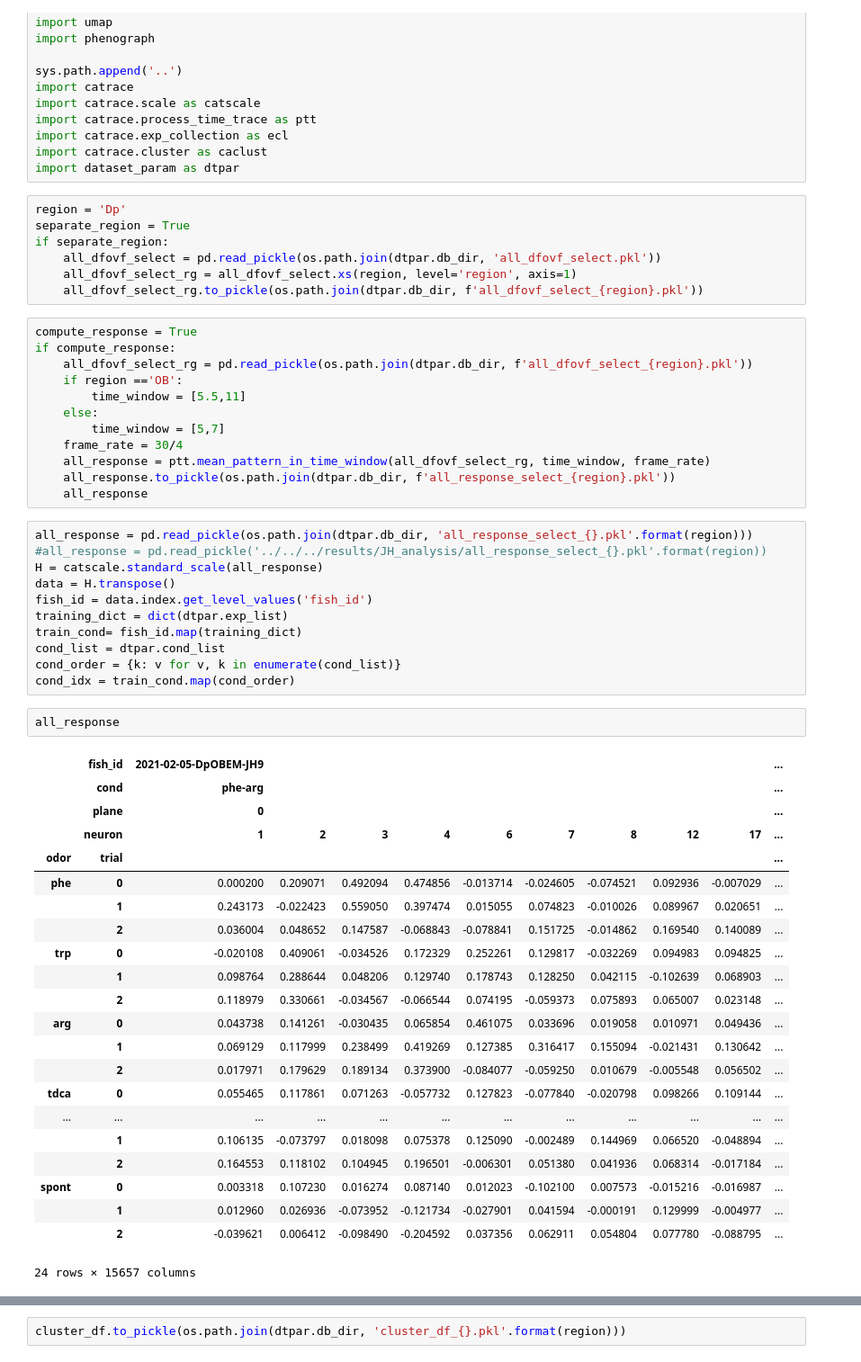
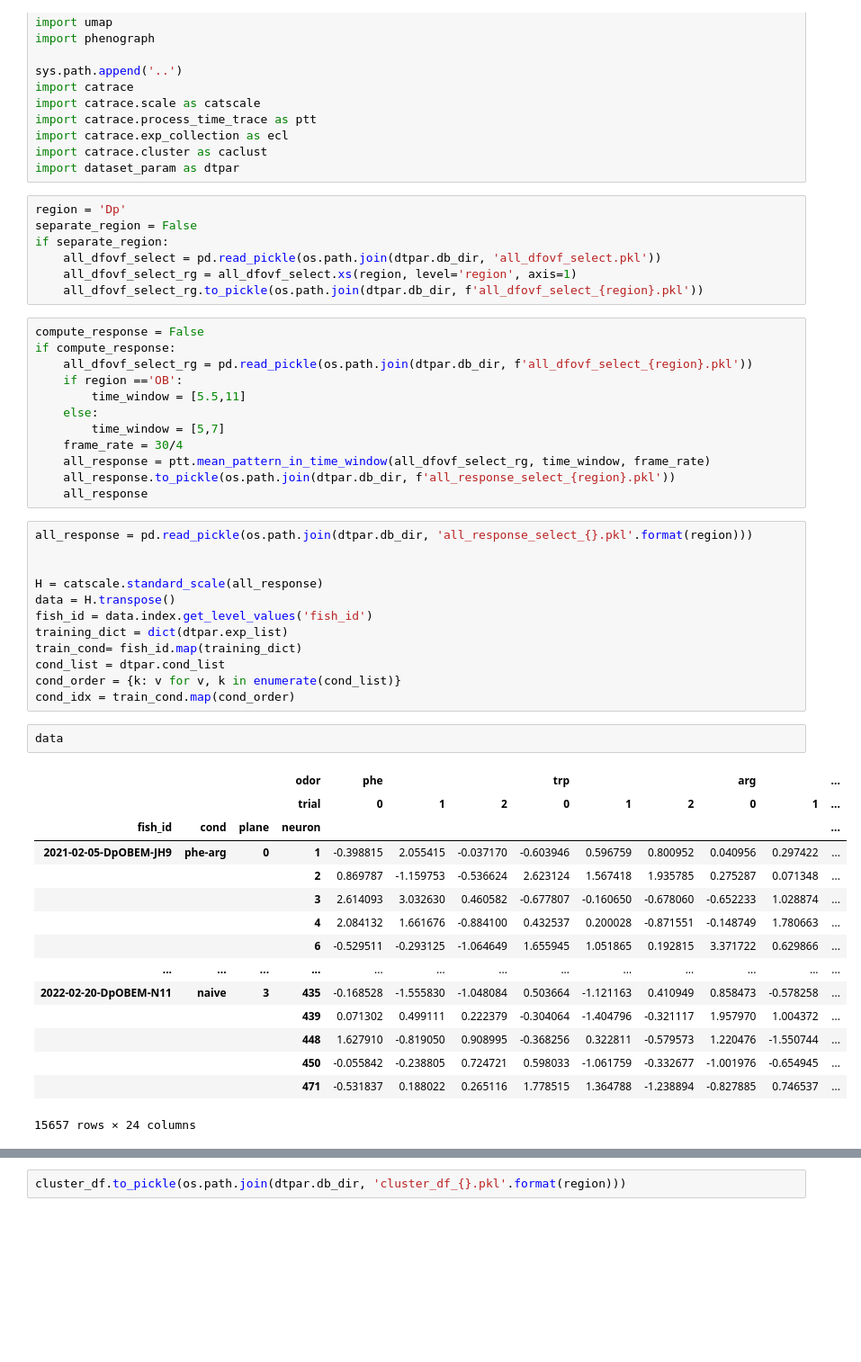
Before and after one commit to aloejhb/catrace, a Jupyter notebook: notebooks/tuning_curve_Dp.ipynb, the cells around one changed output, grey strips where cells are left out. Shown at 90% size. Saved outputs shown, nothing was run; the diff lists cells and outputs as text; blank space fills up the shorter version.

```diff
--- a/notebooks/tuning_curve_Dp.ipynb
+++ b/notebooks/tuning_curve_Dp.ipynb
@@ -20,13 +20,13 @@ import catrace.cluster as caclust
 import dataset_param as dtpar
 # %%
 region = 'Dp'
-separate_region = True
+separate_region = False
 if separate_region:
     all_dfovf_select = pd.read_pickle(os.path.join(dtpar.db_dir, 'all_dfovf_select.pkl'))
     all_dfovf_select_rg = all_dfovf_select.xs(region, level='region', axis=1)
     all_dfovf_select_rg.to_pickle(os.path.join(dtpar.db_dir, f'all_dfovf_select_{region}.pkl'))
 # %%
-compute_response = True
+compute_response = False
 if compute_response:
     all_dfovf_select_rg = pd.read_pickle(os.path.join(dtpar.db_dir, f'all_dfovf_select_{region}.pkl'))
     if region =='OB':
@@ -39,7 +39,8 @@ if compute_response:
     all_response
 # %%
 all_response = pd.read_pickle(os.path.join(dtpar.db_dir, 'all_response_select_{}.pkl'.format(region)))
-#all_response = pd.read_pickle('../../../results/JH_analysis/all_response_select_{}.pkl'.format(region))
+
+
 H = catscale.standard_scale(all_response)
 data = H.transpose()
 fish_id = data.index.get_level_values('fish_id')
@@ -49,27 +50,20 @@ cond_list = dtpar.cond_list
 cond_order = {k: v for v, k in enumerate(cond_list)}
 cond_idx = train_cond.map(cond_order)
 # %%
-all_response
+data
 # %% [output]
-|  | fish_id | 2021-02-05-DpOBEM-JH9 |  |  |  |  |  |  |  |  | ... |
-|  | cond | phe-arg |  |  |  |  |  |  |  |  | ... |
-|  | plane | 0 |  |  |  |  |  |  |  |  | ... |
-|  | neuron | 1 | 2 | 3 | 4 | 6 | 7 | 8 | 12 | 17 | ... |
-| odor | trial |  |  |  |  |  |  |  |  |  | ... |
-| phe | 0 | 0.000200 | 0.209071 | 0.492094 | 0.474856 | -0.013714 | -0.024605 | -0.074521 | 0.092936 | -0.007029 | ... |
-|  | 1 | 0.243173 | -0.022423 | 0.559050 | 0.397474 | 0.015055 | 0.074823 | -0.010026 | 0.089967 | 0.020651 | ... |
-|  | 2 | 0.036004 | 0.048652 | 0.147587 | -0.068843 | -0.078841 | 0.151725 | -0.014862 | 0.169540 | 0.140089 | ... |
-| trp | 0 | -0.020108 | 0.409061 | -0.034526 | 0.172329 | 0.252261 | 0.129817 | -0.032269 | 0.094983 | 0.094825 | ... |
-|  | 1 | 0.098764 | 0.288644 | 0.048206 | 0.129740 | 0.178743 | 0.128250 | 0.042115 | -0.102639 | 0.068903 | ... |
-|  | 2 | 0.118979 | 0.330661 | -0.034567 | -0.066544 | 0.074195 | -0.059373 | 0.075893 | 0.065007 | 0.023148 | ... |
-| arg | 0 | 0.043738 | 0.141261 | -0.030435 | 0.065854 | 0.461075 | 0.033696 | 0.019058 | 0.010971 | 0.049436 | ... |
-|  | 1 | 0.069129 | 0.117999 | 0.238499 | 0.419269 | 0.127385 | 0.316417 | 0.155094 | -0.021431 | 0.130642 | ... |
-|  | 2 | 0.017971 | 0.179629 | 0.189134 | 0.373900 | -0.084077 | -0.059250 | 0.010679 | -0.005548 | 0.056502 | ... |
-| tdca | 0 | 0.055465 | 0.117861 | 0.071263 | -0.057732 | 0.127823 | -0.077840 | -0.020798 | 0.098266 | 0.109144 | ... |
-| ... | ... | ... | ... | ... | ... | ... | ... | ... | ... | ... | ... |
-|  | 1 | 0.106135 | -0.073797 | 0.018098 | 0.075378 | 0.125090 | -0.002489 | 0.144969 | 0.066520 | -0.048894 | ... |
-|  | 2 | 0.164553 | 0.118102 | 0.104945 | 0.196501 | -0.006301 | 0.051380 | 0.041936 | 0.068314 | -0.017184 | ... |
-| spont | 0 | 0.003318 | 0.107230 | 0.016274 | 0.087140 | 0.012023 | -0.102100 | 0.007573 | -0.015216 | -0.016987 | ... |
-|  | 1 | 0.012960 | 0.026936 | -0.073952 | -0.121734 | -0.027901 | 0.041594 | -0.000191 | 0.129999 | -0.004977 | ... |
-|  | 2 | -0.039621 | 0.006412 | -0.098490 | -0.204592 | 0.037356 | 0.062911 | 0.054804 | 0.077780 | -0.088795 | ... |
+|  |  |  | odor | phe |  |  | trp |  |  | arg |  | ... |
+|  |  |  | trial | 0 | 1 | 2 | 0 | 1 | 2 | 0 | 1 | ... |
+| fish_id | cond | plane | neuron |  |  |  |  |  |  |  |  | ... |
+| 2021-02-05-DpOBEM-JH9 | phe-arg | 0 | 1 | -0.398815 | 2.055415 | -0.037170 | -0.603946 | 0.596759 | 0.800952 | 0.040956 | 0.297422 | ... |
+|  |  |  | 2 | 0.869787 | -1.159753 | -0.536624 | 2.623124 | 1.567418 | 1.935785 | 0.275287 | 0.071348 | ... |
+|  |  |  | 3 | 2.614093 | 3.032630 | 0.460582 | -0.677807 | -0.160650 | -0.678060 | -0.652233 | 1.028874 | ... |
+|  |  |  | 4 | 2.084132 | 1.661676 | -0.884100 | 0.432537 | 0.200028 | -0.871551 | -0.148749 | 1.780663 | ... |
+|  |  |  | 6 | -0.529511 | -0.293125 | -1.064649 | 1.655945 | 1.051865 | 0.192815 | 3.371722 | 0.629866 | ... |
+| ... | ... | ... | ... | ... | ... | ... | ... | ... | ... | ... | ... | ... |
+| 2022-02-20-DpOBEM-N11 | naive | 3 | 435 | -0.168528 | -1.555830 | -1.048084 | 0.503664 | -1.121163 | 0.410949 | 0.858473 | -0.578258 | ... |
+|  |  |  | 439 | 0.071302 | 0.499111 | 0.222379 | -0.304064 | -1.404796 | -0.321117 | 1.957970 | 1.004372 | ... |
+|  |  |  | 448 | 1.627910 | -0.819050 | 0.908995 | -0.368256 | 0.322811 | -0.579573 | 1.220476 | -1.550744 | ... |
+|  |  |  | 450 | -0.055842 | -0.238805 | 0.724721 | 0.598033 | -1.061759 | -0.332677 | -1.001976 | -0.654945 | ... |
+|  |  |  | 471 | -0.531837 | 0.188022 | 0.265116 | 1.778515 | 1.364788 | -1.238894 | -0.827885 | 0.746537 | ... |
-24 rows × 15657 columns
+15657 rows × 24 columns
```
Also changed, not shown: parts of 5 cells of this notebook, 5 other files.
